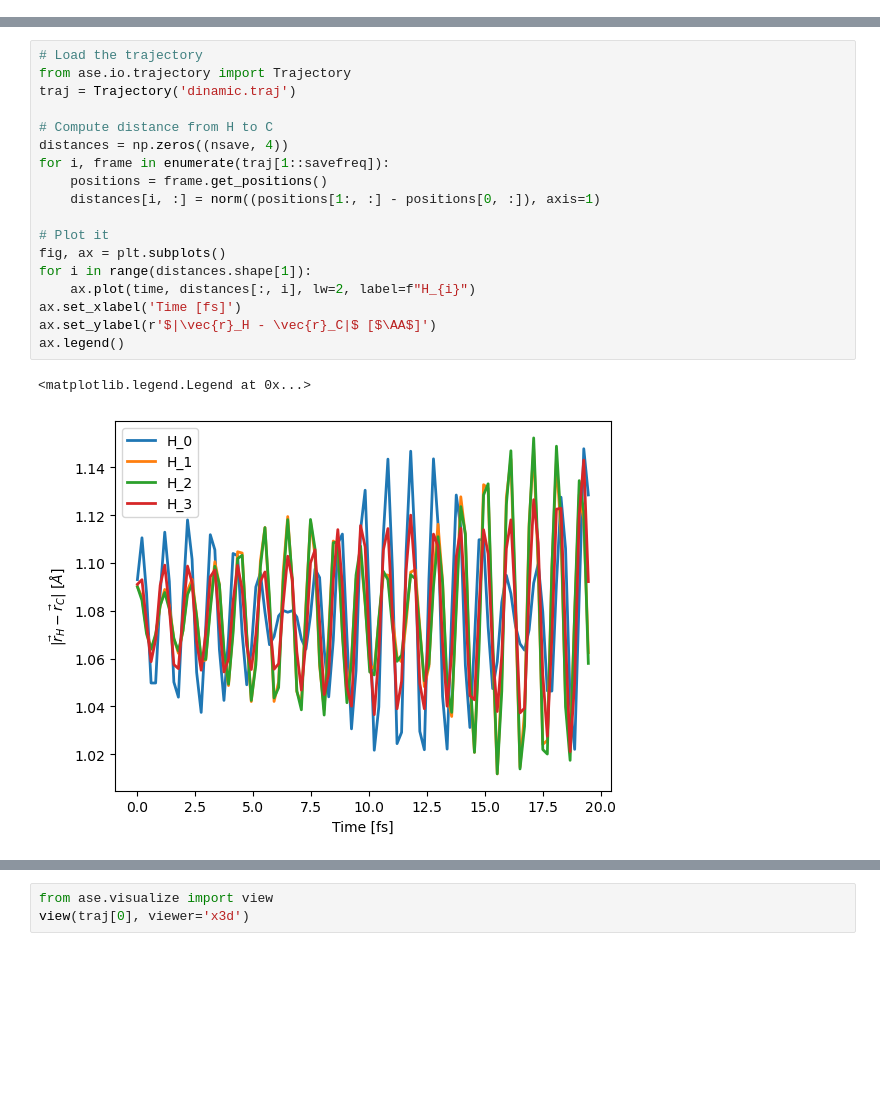
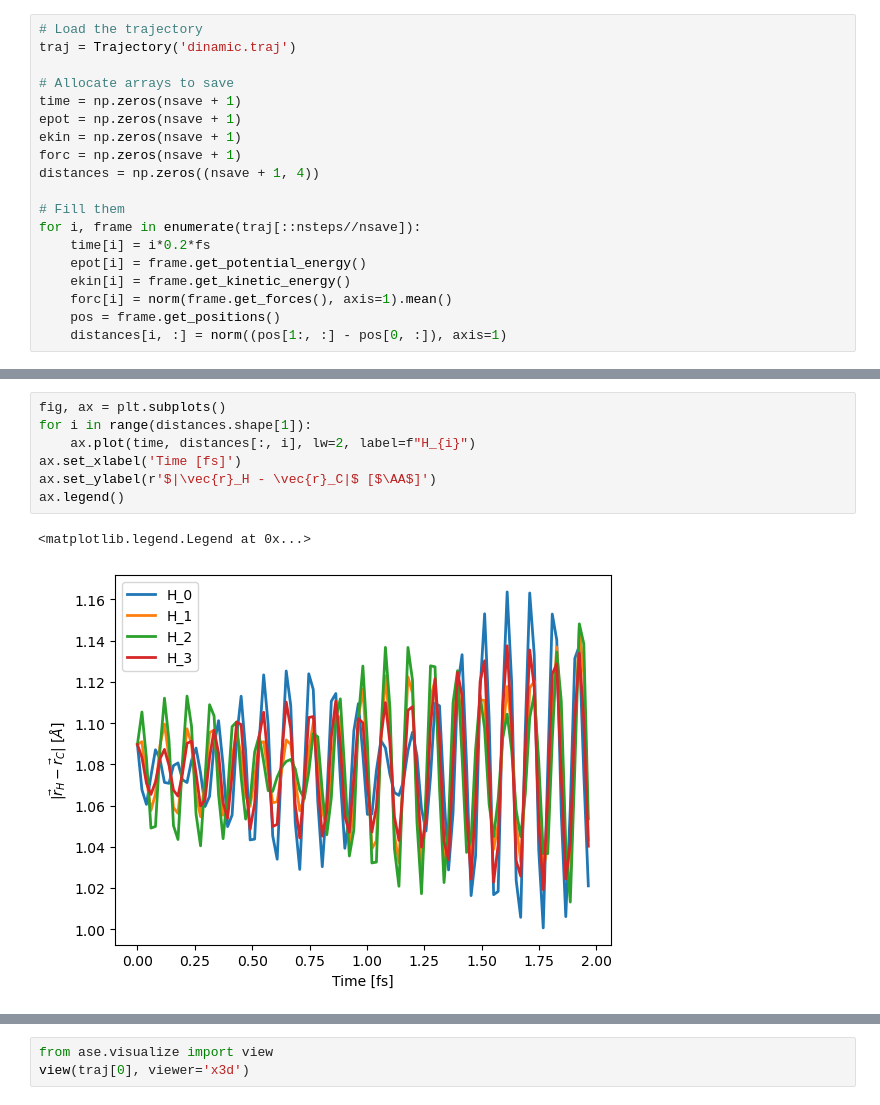
Before and after one commit to fireball-QMD/fireballpy, a Jupyter notebook: examples/dinamic.ipynb, the cells around one changed output, grey strips where cells are left out. Cells and saved outputs as stored; diff of their text form; blank space fills up the shorter version.

```diff
--- a/examples/dinamic.ipynb
+++ b/examples/dinamic.ipynb
@@ -39,3 +51,22 @@ for i in range(nsave):
+# %%
+# Load the trajectory
+traj = Trajectory('dinamic.traj')
+
+# Allocate arrays to save
+time = np.zeros(nsave + 1)
+epot = np.zeros(nsave + 1)
+ekin = np.zeros(nsave + 1)
+forc = np.zeros(nsave + 1)
+distances = np.zeros((nsave + 1, 4))
+
+# Fill them
+for i, frame in enumerate(traj[::nsteps//nsave]):
+    time[i] = i*0.2*fs
+    epot[i] = frame.get_potential_energy()
+    ekin[i] = frame.get_kinetic_energy()
+    forc[i] = norm(frame.get_forces(), axis=1).mean()
+    pos = frame.get_positions()
+    distances[i, :] = norm((pos[1:, :] - pos[0, :]), axis=1)
 # %%
 import matplotlib.pyplot as plt
 fig, ax = plt.subplots()
@@ -59,24 +90,13 @@ Text(0, 0.5, '$\\langle |F| \\rangle$ [eV/$\\AA$]')
 # %%
-# Load the trajectory
-from ase.io.trajectory import Trajectory
-traj = Trajectory('dinamic.traj')
-
-# Compute distance from H to C
-distances = np.zeros((nsave, 4))
-for i, frame in enumerate(traj[1::savefreq]):
-    positions = frame.get_positions()
-    distances[i, :] = norm((positions[1:, :] - positions[0, :]), axis=1)
-
-# Plot it
 fig, ax = plt.subplots()
 for i in range(distances.shape[1]):
     ax.plot(time, distances[:, i], lw=2, label=f"H_{i}")
 ax.set_xlabel('Time [fs]')
 ax.set_ylabel(r'$|\vec{r}_H - \vec{r}_C|$ [$\AA$]')
 ax.legend()
 # %% [output]
 <matplotlib.legend.Legend at 0x...>
-[figure, old version]
+[figure, new version]
 # %%
 traj[0].get_forces(), traj[0].get_positions()
 # %% [output]
```
Also changed, not shown: parts of 6 cells of this notebook, 3 other files.
